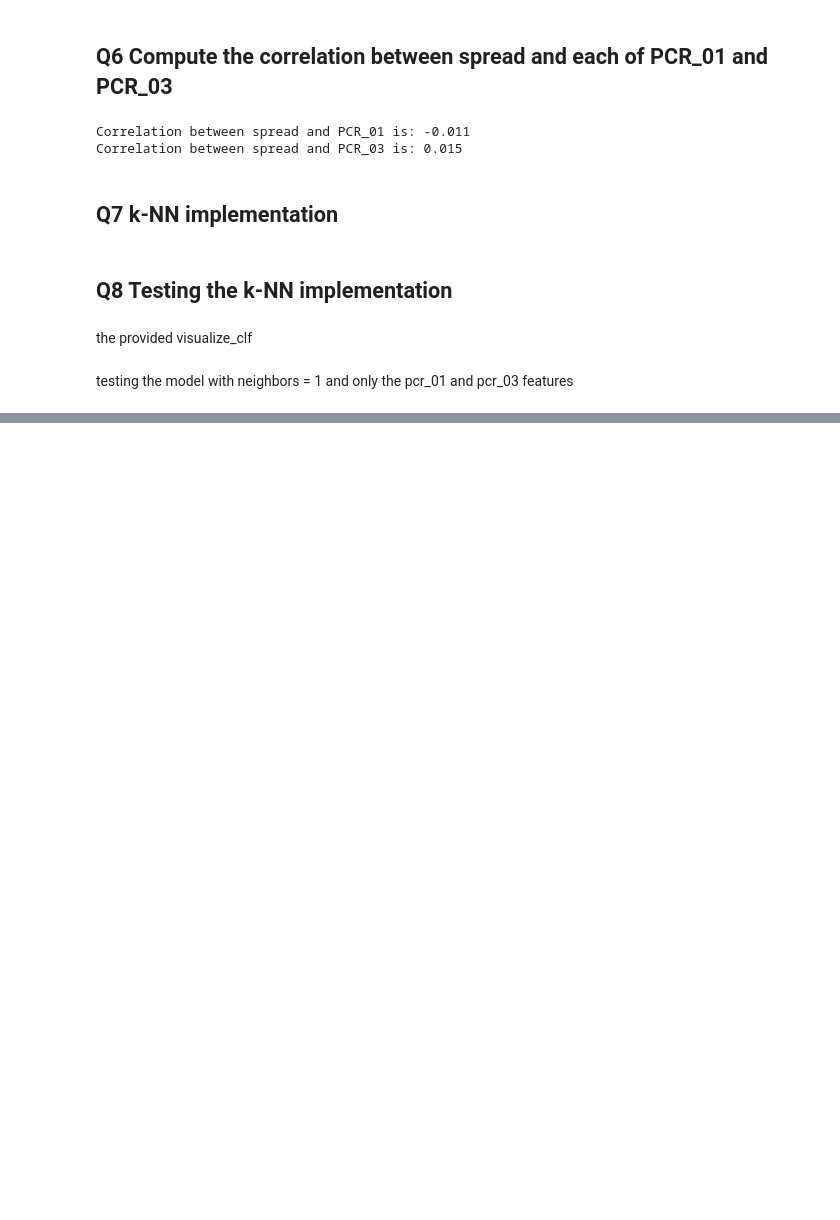
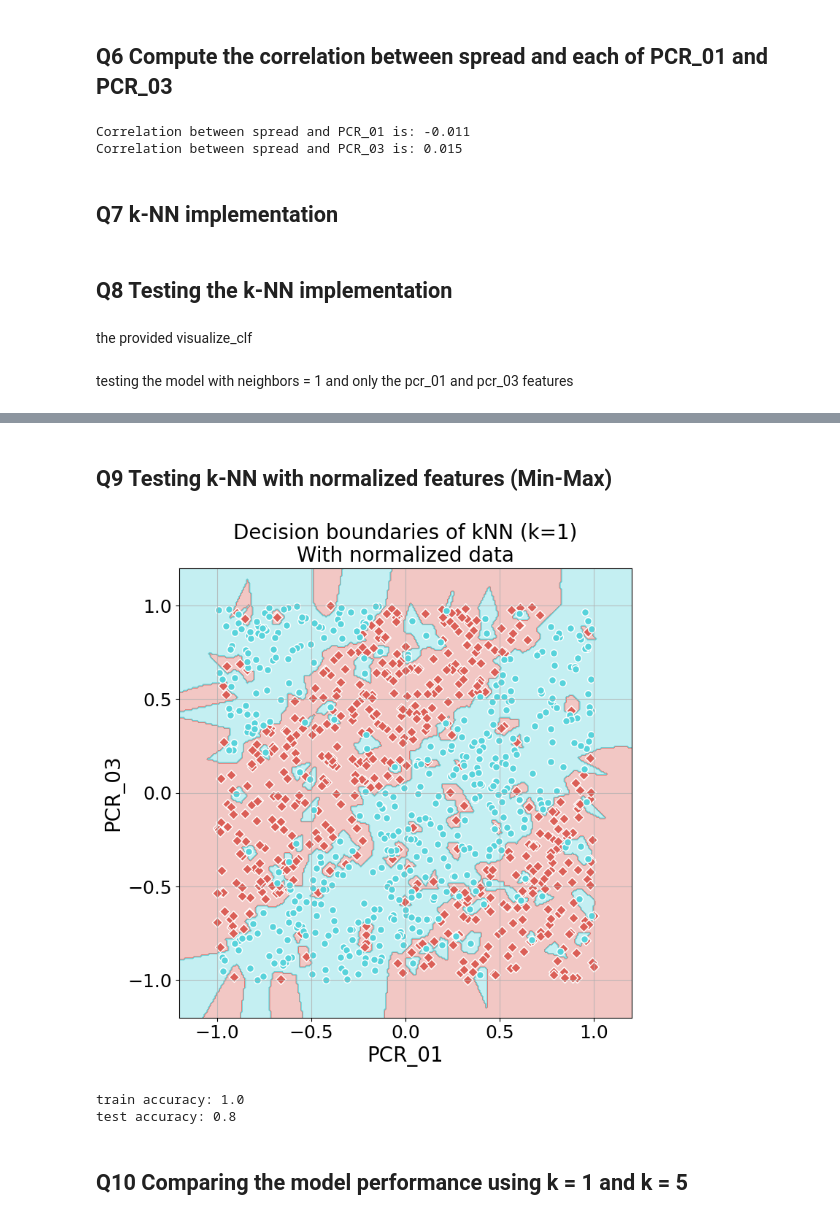
Before and after one commit to SimBoi/ML-major-hw1, a Jupyter notebook: 322544289-318828357.ipynb, the cells around one changed output, grey strips where cells are left out. Cells and saved outputs as stored; diff of their text form; code cells hidden in the pictures; blank space fills up the shorter version.

```diff
--- a/322544289-318828357.ipynb
+++ b/322544289-318828357.ipynb
@@ -184,0 +219,15 @@ clf.fit(train_set[['PCR_01', 'PCR_03']], train_set.spread)
+# %% [markdown]
+## **Q9** Testing k-NN with normalized features (Min-Max)
+# %%
+scaler = sk.preprocessing.MinMaxScaler(feature_range=(-1, 1))
+scaler.fit(X_train_tmp)
+clf.fit(scaler.transform(X_train_tmp), y_train_tmp)
+visualize_clf(clf, scaler.transform(X_train_tmp), y_train_tmp, "Decision boundaries of kNN (k=1)\nWith normalized data", "PCR_01", "PCR_03")
+print("train accuracy:", clf.score(scaler.transform(X_train_tmp), y_train_tmp))
+print("test accuracy:", clf.score(scaler.transform(X_test_tmp), y_test_tmp))
+# %% [output]
+[figure, added]
+train accuracy: 1.0
+test accuracy: 0.8
+# %% [markdown]
+## **Q10** Comparing the model performance using k = 1 and k = 5
```
Also changed, not shown: parts of 4 cells of this notebook.
